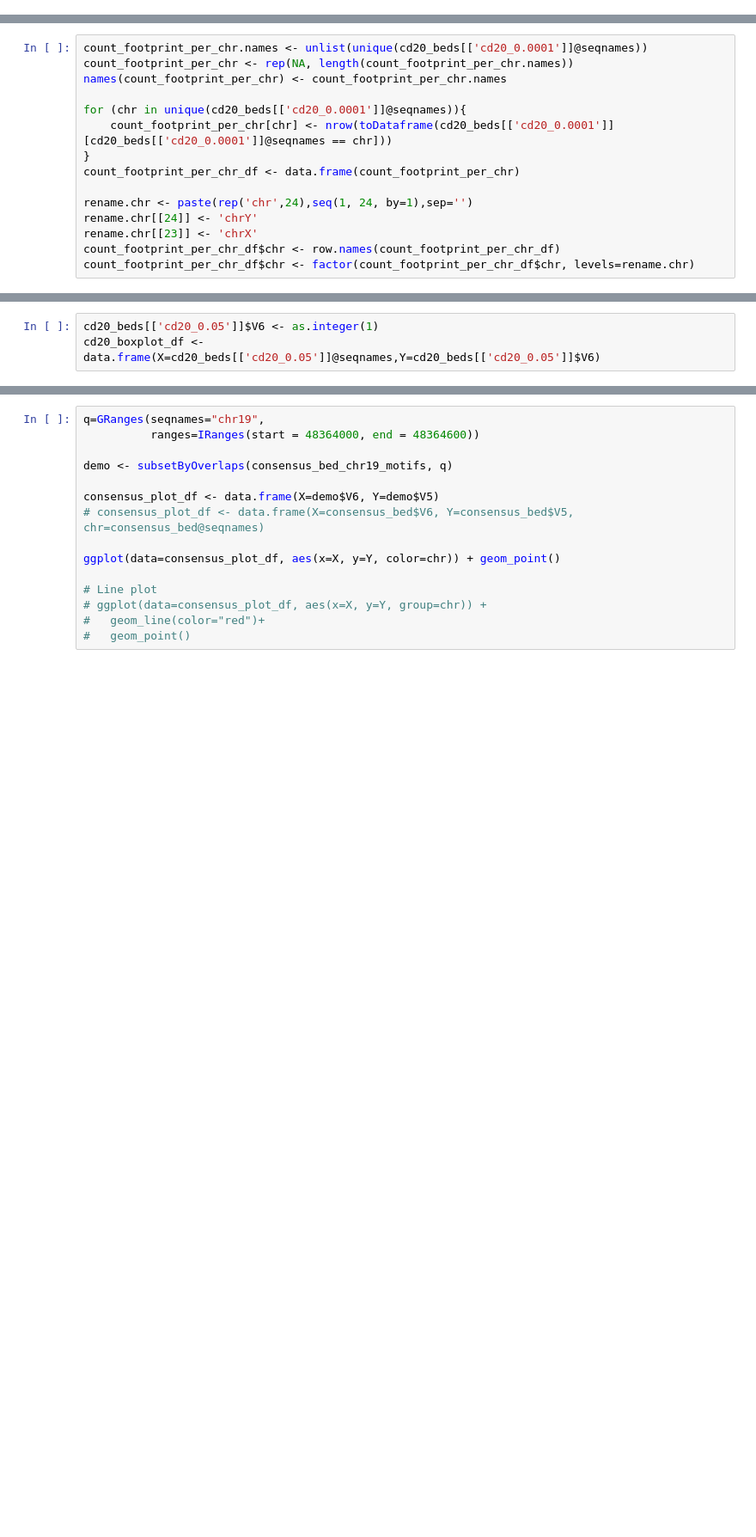
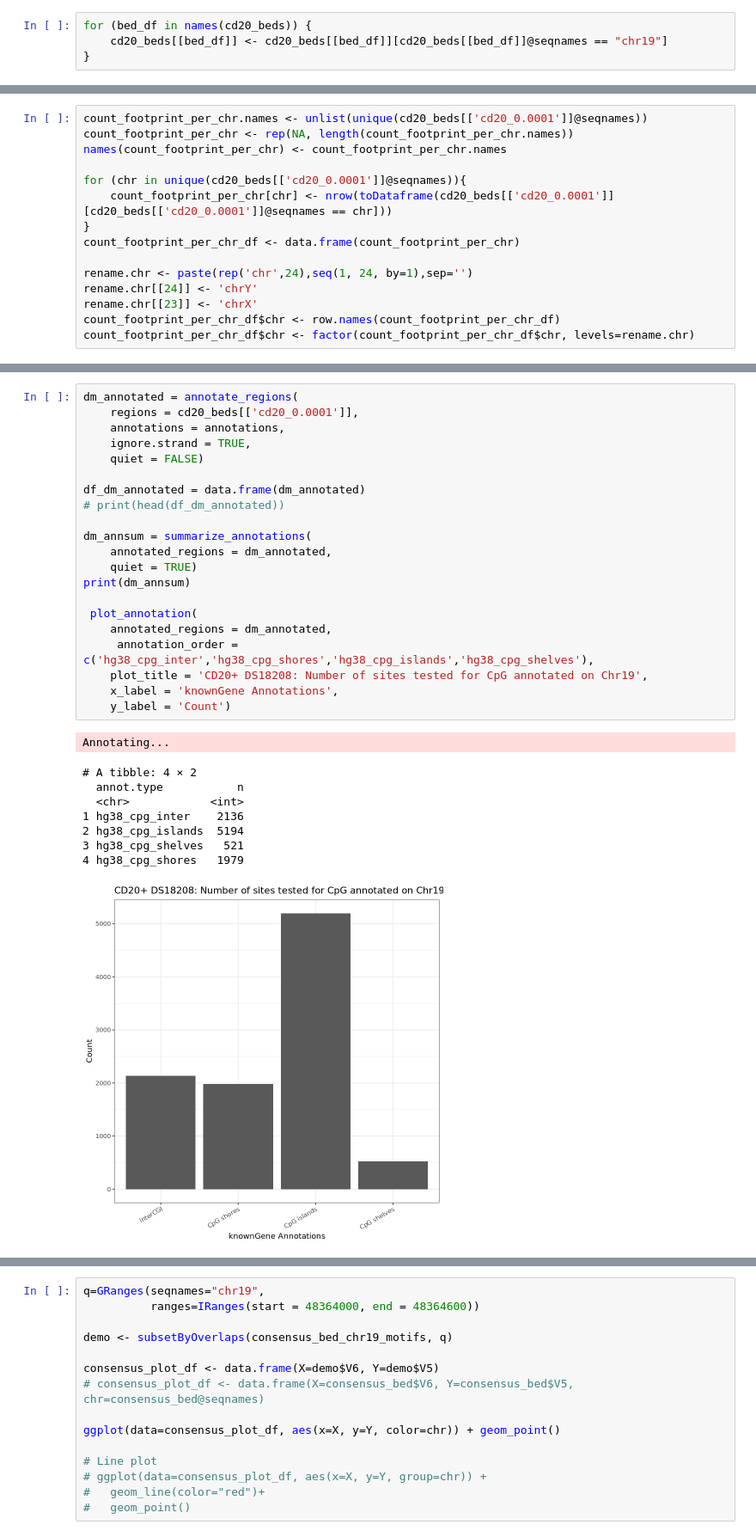
Before and after one commit to apblair/human-TF-footprinting, a Jupyter notebook: Notebooks/ConsensusTF-PermutationAnalysis.ipynb, the cells around one changed output, grey strips where cells are left out. Shown at 86% size. Saved outputs shown, nothing was run; the diff lists cells and outputs as text; blank space fills up the shorter version.

```diff
--- a/Notebooks/ConsensusTF-PermutationAnalysis.ipynb
+++ b/Notebooks/ConsensusTF-PermutationAnalysis.ipynb
@@ -35,6 +36,10 @@ cd20_beds <- list(cd20_0.0001 = toGRanges(read.table('/home/jupyter/human-TF-foo
                   cd20_0.001 = toGRanges(read.table('/home/jupyter/human-TF-footprinting/Data/interval.all.fps.0.001.bed',sep='\t')),
                   cd20_0.01 = toGRanges(read.table('/home/jupyter/human-TF-footprinting/Data/interval.all.fps.0.01.bed',sep='\t')),
                   cd20_0.05 = toGRanges(read.table('/home/jupyter/human-TF-footprinting/Data/interval.all.fps.0.05.bed',sep='\t')))
+# %%
+for (bed_df in names(cd20_beds)) {
+    cd20_beds[[bed_df]] <- cd20_beds[[bed_df]][cd20_beds[[bed_df]]@seqnames == "chr19"]
+}
 # %% [markdown]
 ## Interval.all.bedgraph
 
@@ -276,3 +233,0 @@ summary(g, test = adjusted("holm"))
-# %%
-cd20_beds[['cd20_0.05']]$V6 <- as.integer(1)
-cd20_boxplot_df <- data.frame(X=cd20_beds[['cd20_0.05']]@seqnames,Y=cd20_beds[['cd20_0.05']]$V6)
@@ -285,0 +405,31 @@ dhs.boxplot(cd20_boxplot_df,
+# %%
+dm_annotated = annotate_regions(
+    regions = cd20_beds[['cd20_0.0001']],
+    annotations = annotations,
+    ignore.strand = TRUE,
+    quiet = FALSE)
+
+df_dm_annotated = data.frame(dm_annotated)
+# print(head(df_dm_annotated))
+
+dm_annsum = summarize_annotations(
+    annotated_regions = dm_annotated,
+    quiet = TRUE)
+print(dm_annsum)
+
+ plot_annotation(
+    annotated_regions = dm_annotated,
+     annotation_order = c('hg38_cpg_inter','hg38_cpg_shores','hg38_cpg_islands','hg38_cpg_shelves'),
+    plot_title = 'CD20+ DS18208: Number of sites tested for CpG annotated on Chr19',
+    x_label = 'knownGene Annotations',
+    y_label = 'Count')
+# %% [output]
+Annotating...
+# A tibble: 4 × 2
+  annot.type           n
+  <chr>            <int>
+1 hg38_cpg_inter    2136
+2 hg38_cpg_islands  5194
+3 hg38_cpg_shelves   521
+4 hg38_cpg_shores   1979
+[figure, added]
```
Also changed, not shown: parts of 32 cells of this notebook, 1 other file.
